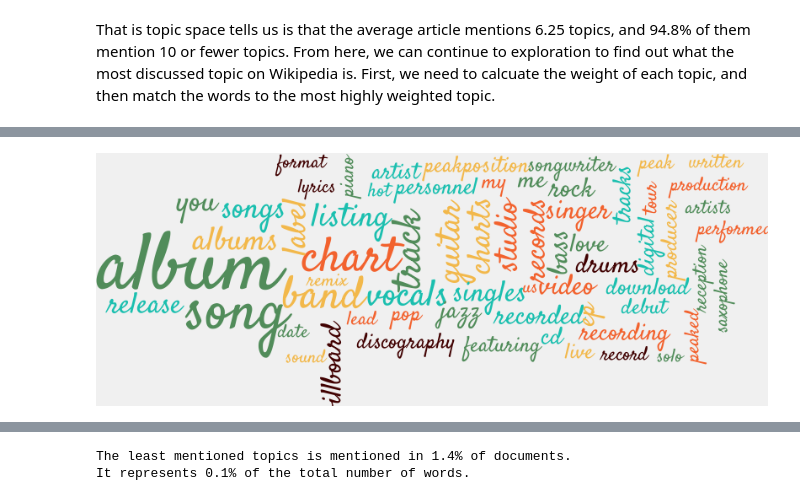
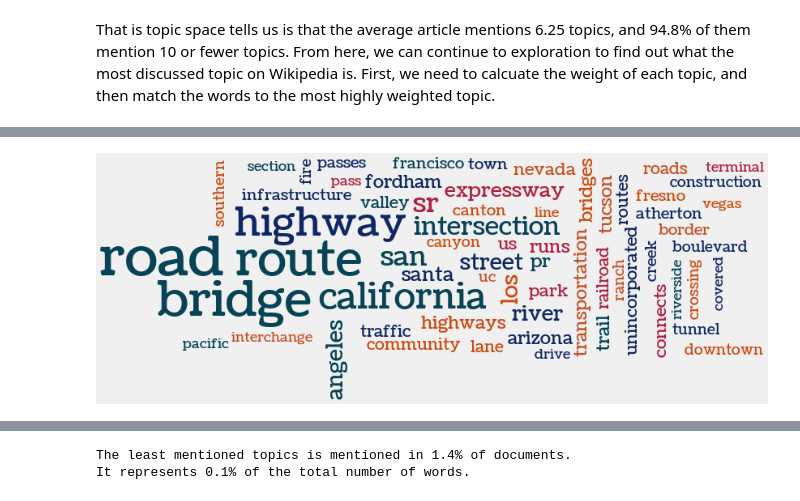
Before and after one commit to WhitneyOnTheWeb/JupyterNotebooks, a Jupyter notebook: Machine Learning/MachineLearningWithPythonCh4.ipynb, the cells around one changed output, grey strips where cells are left out. Saved outputs shown, nothing was run; the diff lists cells and outputs as text; code cells hidden in the pictures.

```diff
--- a/Machine Learning/MachineLearningWithPythonCh4.ipynb
+++ b/Machine Learning/MachineLearningWithPythonCh4.ipynb
@@ -320,6 +435,9 @@ With the below LDA model, we can use some pairwise distances math to create a ve
 # %%
-# Build LDA Model
-#news_model = models.ldamodel.LdaModel(corpus=news_corpus
-#                                    , id2word=news_dictionary
-#                                    , num_topics=100)
-#news_model.save('{0}_lda.pkl'.format(name))
+# --- create and save new LDA model
+news_model = models.ldamodel.LdaModel(corpus=news_corpus
+                                   , id2word=news_dictionary
+                                   , num_topics=100)
+news_model.save(f'{name}_lda.pkl')
+
+# --- load saved model
+#news_model = models.ldamodel.LdaModel.load(f'{name}_lda.pkl')
@@ -326,16 +462,14 @@ With the below LDA model, we can use some pairwise distances math to create a ve
 # %%
-news_model = models.ldamodel.LdaModel.load('{0}_lda.pkl'.format(name))
-#news_topicx = tc.Topics(name
-#                      , news_model
-#                      , news_corpus
-#                      , news_vocab)
+# --- create and save new topics
+news_topicx = Topics(name
+                     , news_model
+                     , news_corpus
+                     , news_vocab)
 
-#with bz2.BZ2File('{0}_topics.pkl.bz2'.format(name), 'wb') as f:
-#    pkl.dump(news_topicx, f)
+with bz2.BZ2File('{0}_topics.pkl.bz2'.format(name), 'wb') as f:
+    pkl.dump(news_topicx, f)
 
-# This file contains everything for our topic model except raw text
-# Includes: LDAModel, Corpus, Vocab, Topics, and Distances: it's almost 1GB for 20news
-# Distances array file size is extremely large
-with bz2.open('{0}_topics.pkl.bz2'.format(name), 'rb') as f:
-    news_topicx = pkl.load(f)
+# --- load saved topics
+# with bz2.open('{0}_topics.pkl.bz2'.format(name), 'rb') as f:
+#     news_topicx = pkl.load(f)
 # %% [output]
@@ -510,11 +705,11 @@ I would chance a guess that a good number of articles have a lot of crossover be
 # %%
-create_cloud('./{0}_top2topic.png'.format(name), df_wikitopics.loc[24, 'topics']
-             , fontname='Satisfy'
-             , colors=COLOR_SCHEMES['soloist']
+create_cloud('./{0}_california_transport.png'.format(name), df_wikitopics.loc[10, 'topics']
+             , fontname='Coustard'
+             , colors=COLOR_SCHEMES['sienna']
              , background=(240, 240, 240, 255)
-             , maxsize=90
+             , maxsize=65
              , minsize=10)
-Image(filename='./{0}_top2topic.png'.format(name))
+Image(filename='./{0}_california_transport.png'.format(name))
 # %% [output]
-[figure, old version]
+[figure, new version]
 # %%
```
Also changed, not shown: parts of 61 cells of this notebook.
